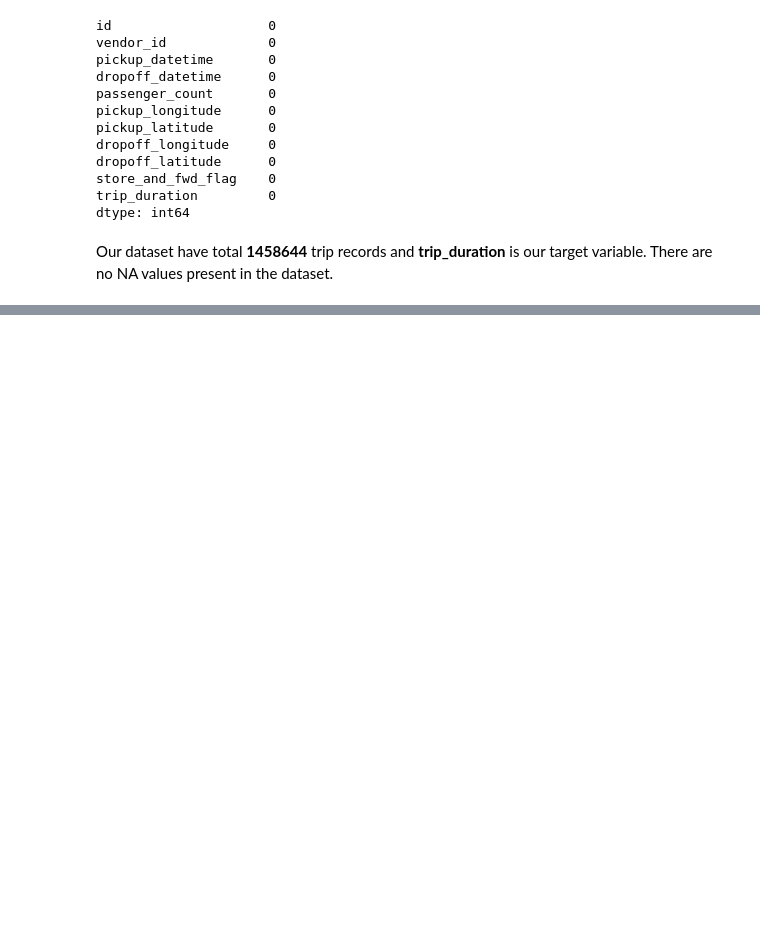
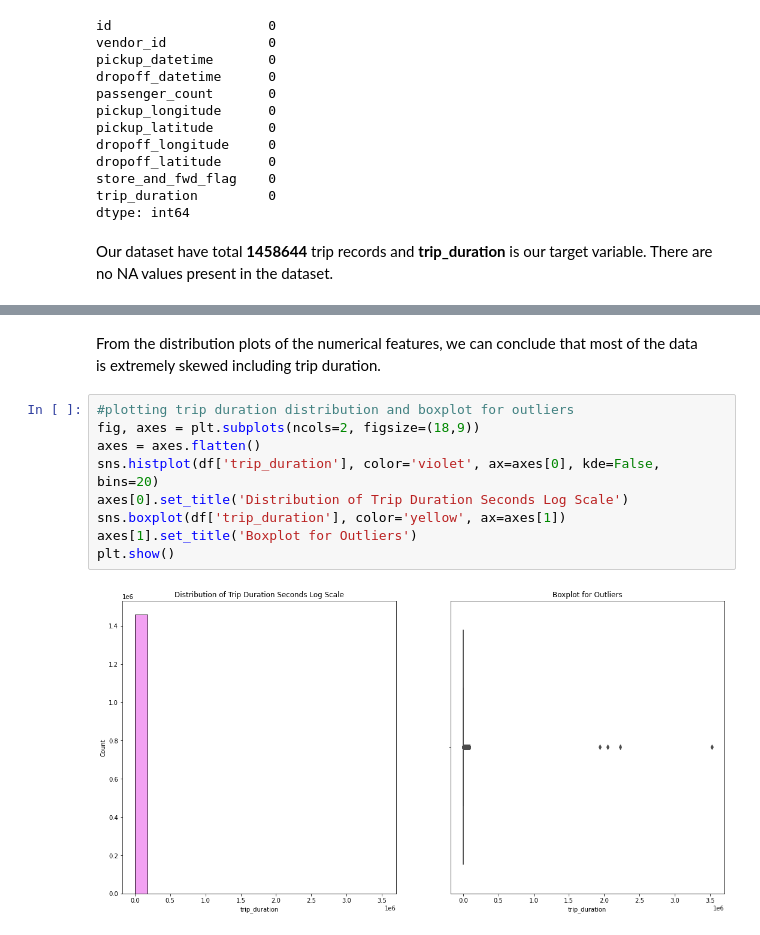
Before and after one commit to vaidande/NYC-Taxi-Trip-Time-Prediction, a Jupyter notebook: NYC_Taxi_Trip_Time_Prediction_Capstone_Project_By_Ritik_Vaidande.ipynb, the cells around one changed output, grey strips where cells are left out. Drawn from its saved outputs; the diff is of its cells as text; blank space fills up the shorter version.

```diff
--- a/NYC_Taxi_Trip_Time_Prediction_Capstone_Project_By_Ritik_Vaidande.ipynb
+++ b/NYC_Taxi_Trip_Time_Prediction_Capstone_Project_By_Ritik_Vaidande.ipynb
@@ -124,0 +141,13 @@ df.describe().apply(lambda x: x.apply('{0:.5f}'.format))
+# %% [markdown]
+From the distribution plots of the numerical features, we can conclude that most of the data is extremely skewed including trip duration.
+# %%
+#plotting trip duration distribution and boxplot for outliers
+fig, axes = plt.subplots(ncols=2, figsize=(18,9))
+axes = axes.flatten()
+sns.histplot(df['trip_duration'], color='violet', ax=axes[0], kde=False, bins=20)
+axes[0].set_title('Distribution of Trip Duration Seconds Log Scale')
+sns.boxplot(df['trip_duration'], color='yellow', ax=axes[1])
+axes[1].set_title('Boxplot for Outliers')
+plt.show()
+# %% [output]
+[figure, added]
```
Also changed, not shown: parts of 29 cells of this notebook.
